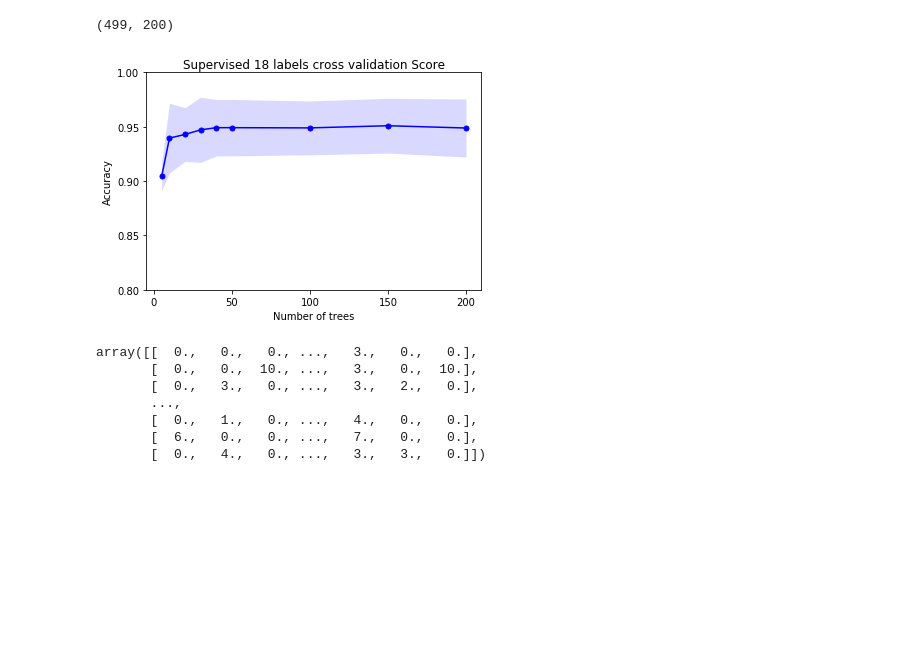
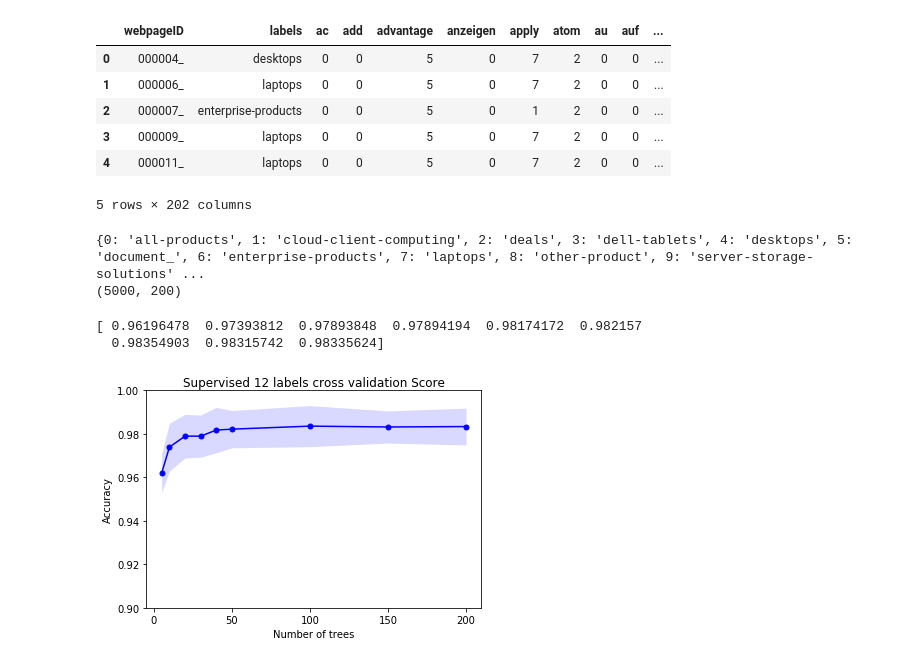
Before and after one commit to lorian/website-tags, a Jupyter notebook: SupervisedLearning_RandomForest.ipynb, the cells around one changed output. Drawn from its saved outputs; the diff is of its cells as text; code cells hidden in the pictures; blank space fills up the shorter version.

```diff
--- a/SupervisedLearning_RandomForest.ipynb
+++ b/SupervisedLearning_RandomForest.ipynb
@@ -47,5 +13,0 @@ words_features = vectorizer.fit_transform(X_train)
-# %%
-words_features=words_features.toarray()
-words_features.shape
-# %% [output]
-(499, 200)
@@ -55,3 +14,25 @@ words_count=np.sum(words_features,axis=0)
+# %%
+df=pd.read_csv('bagofwords.csv')
+df.head()
+# %% [output]
+|  | webpageID | labels | ac | add | advantage | anzeigen | apply | atom | au | auf | ... |
+| 0 | 000004_ | desktops | 0 | 0 | 5 | 0 | 7 | 2 | 0 | 0 | ... |
+| 1 | 000006_ | laptops | 0 | 0 | 5 | 0 | 7 | 2 | 0 | 0 | ... |
+| 2 | 000007_ | enterprise-products | 0 | 0 | 5 | 0 | 1 | 2 | 0 | 0 | ... |
+| 3 | 000009_ | laptops | 0 | 0 | 5 | 0 | 7 | 2 | 0 | 0 | ... |
+| 4 | 000011_ | laptops | 0 | 0 | 5 | 0 | 7 | 2 | 0 | 0 | ... |
+5 rows × 202 columns
+# %%
+X_train=df.iloc[:,2:]
+labels=df.loc[:,'labels'].values
+le=LabelEncoder()
+y_train=le.fit_transform(labels)
+dictlabels=dict(zip(y_train,labels))
+print(dictlabels)
+print(X_train.shape)
+# %% [output]
+{0: 'all-products', 1: 'cloud-client-computing', 2: 'deals', 3: 'dell-tablets', 4: 'desktops', 5: 'document_', 6: 'enterprise-products', 7: 'laptops', 8: 'other-product', 9: 'server-storage-solutions' ...
+(5000, 200)
 # %%
 scores=[]
 scores_std=[]
@@ -63,23 +44,16 @@ for n_tree in N_trees:
     scores_std.append(np.std(score))
 # %%
 scores=np.array(scores)
+print(scores)
 scores_std=np.array(scores_std)
 plt.plot(N_trees,scores,color='blue',marker='o',markersize='5')
 plt.fill_between(N_trees,scores+scores_std,scores-scores_std,alpha=0.15,color='blue')
 plt.xlabel('Number of trees')
 plt.ylabel('Accuracy')
-plt.ylim([0.8,1.0])
-plt.title('Supervised 18 labels cross validation Score')
+plt.ylim([0.9,1.0])
+plt.title('Supervised 12 labels cross validation Score')
 plt.show()
 # %% [output]
+[ 0.96196478  0.97393812  0.97893848  0.97894194  0.98174172  0.982157
+  0.98354903  0.98315742  0.98335624]
-[figure, old version]
+[figure, new version]
-# %%
-words_features[:,:]
-# %% [output]
-array([[  0.,   0.,   0., ...,   3.,   0.,   0.],
-       [  0.,   0.,  10., ...,   3.,   0.,  10.],
-       [  0.,   3.,   0., ...,   3.,   2.,   0.],
-       ...,
-       [  0.,   1.,   0., ...,   4.,   0.,   0.],
-       [  6.,   0.,   0., ...,   7.,   0.,   0.],
-       [  0.,   4.,   0., ...,   3.,   3.,   0.]])
```
Also changed, not shown: parts of 13 cells of this notebook, 4 other files.
